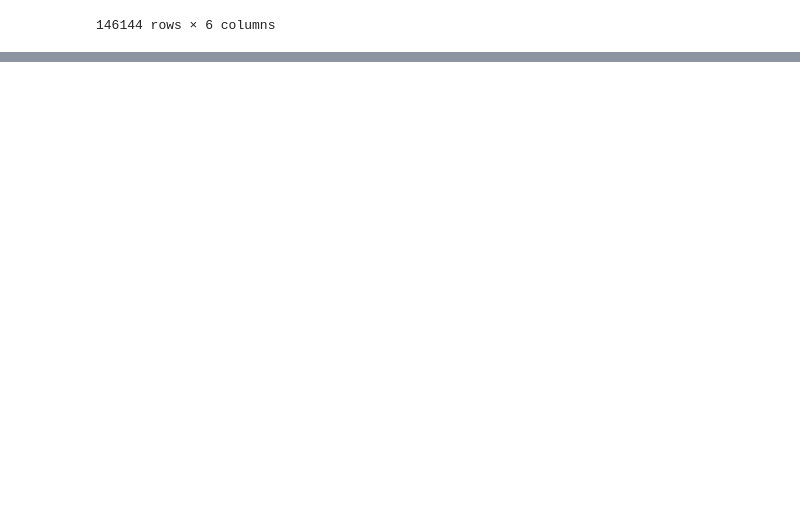
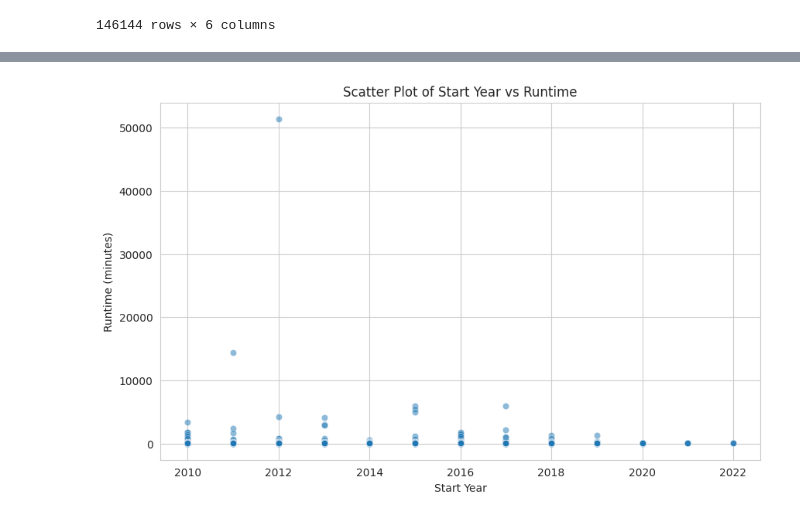
Before and after one commit to Allan-Kipkemei/DSC-PHASE-01, a Jupyter notebook: student.ipynb, the cells around one changed output, grey strips where cells are left out. Drawn from its saved outputs; the diff is of its cells as text; code cells hidden in the pictures; blank space fills up the shorter version.

```diff
--- a/student.ipynb
+++ b/student.ipynb
@@ -70,0 +303,5 @@ pd.read_sql('''
+# %%
+query = "SELECT start_year, runtime_minutes FROM movie_basics"  # Replace 'your_table_name' with the actual table name
+df = pd.read_sql_query(query, conn)
+# %%
+sns.set_style("whitegrid")
@@ -70,0 +325,9 @@ pd.read_sql('''
+# %%
+plt.figure(figsize=(10, 6))
+sns.scatterplot(data=df, x='start_year', y='runtime_minutes', alpha=0.5)
+plt.title('Scatter Plot of Start Year vs Runtime')
+plt.xlabel('Start Year')
+plt.ylabel('Runtime (minutes)')
+plt.show()
+# %% [output]
+[figure, added]
```
Also changed, not shown: parts of 20 cells of this notebook, 1 other file.
